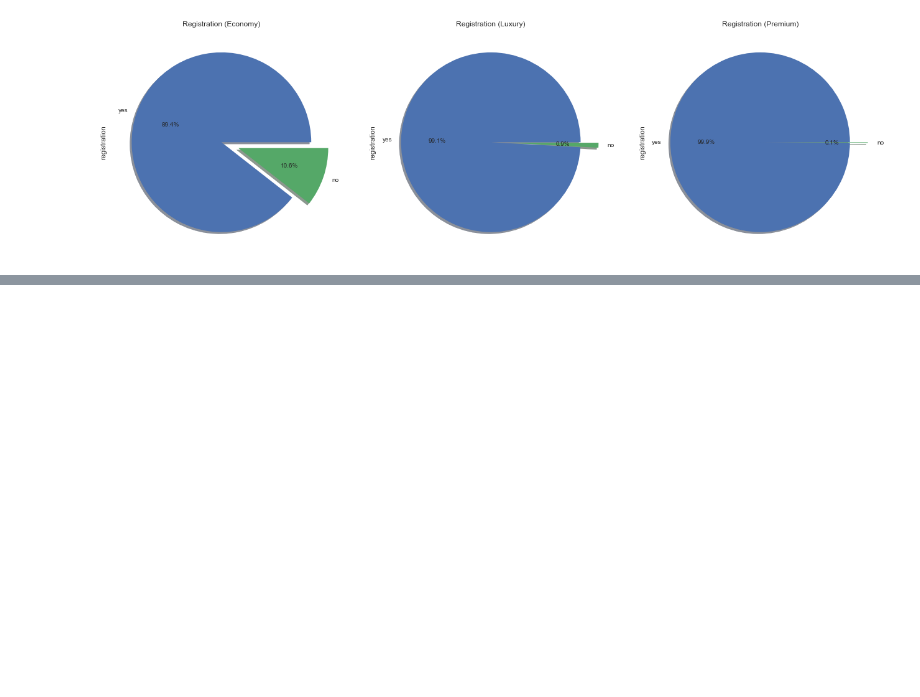
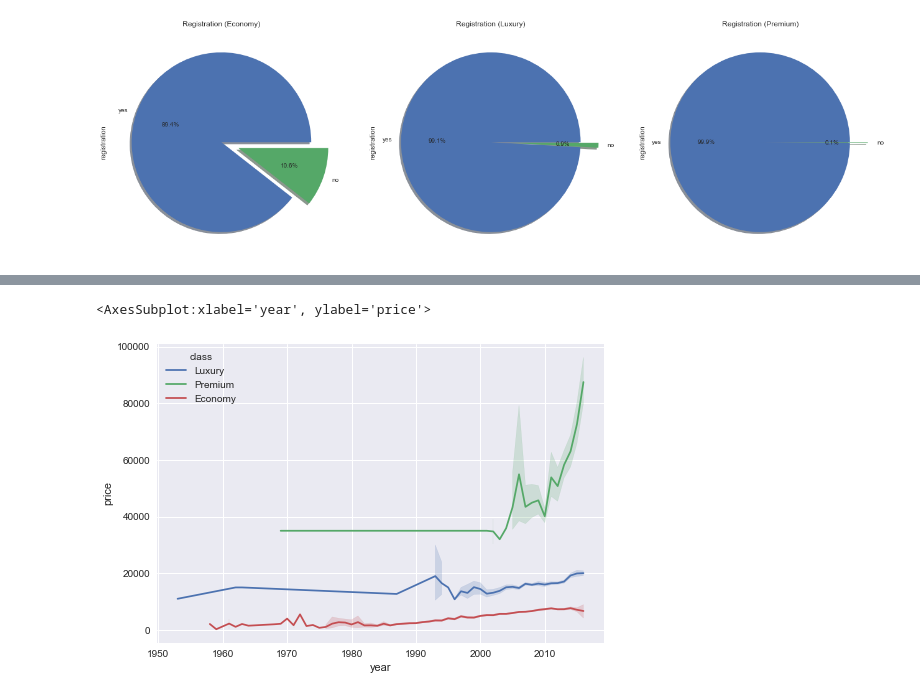
Before and after one commit to yoganandaraol/EDA_CarSales, a Jupyter notebook: EDA_CarSales_Project.ipynb, the cells around one changed output, grey strips where cells are left out. Cells and saved outputs as stored; diff of their text form; code cells hidden in the pictures; blank space fills up the shorter version.

```diff
--- a/EDA_CarSales_Project.ipynb
+++ b/EDA_CarSales_Project.ipynb
@@ -1696,0 +1698,8 @@ Text(0.5, 1.0, 'Registration (Premium)')
+# %%
+# Sales could be dropped due to high prices.. lets check
+
+
+sns.lineplot(data=carsales_df, x='year', y='price', hue='class')
+# %% [output]
+<AxesSubplot:xlabel='year', ylabel='price'>
+[figure, added]
```
Also changed, not shown: parts of 31 cells of this notebook, 1 other file.
